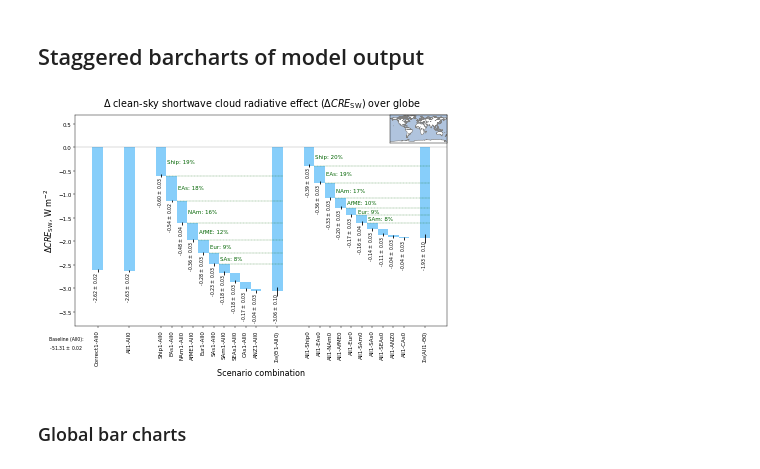
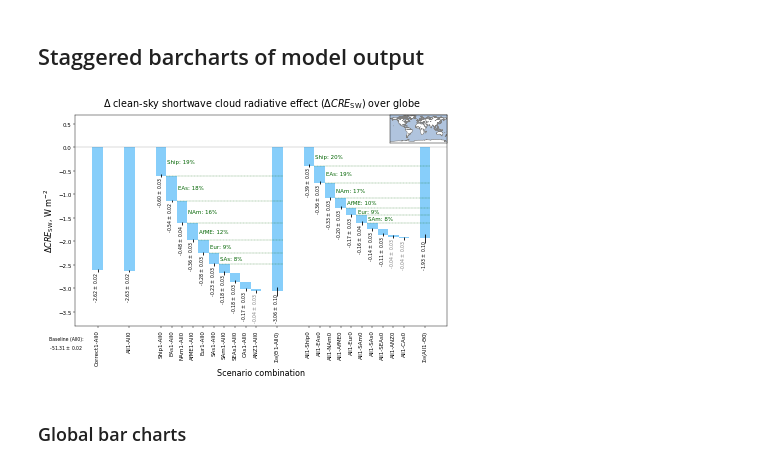
Before and after one commit to grandey/draft2017a-region-rfp, a Jupyter notebook: figures_draft2017a.ipynb, the cells around one changed output. Drawn from its saved outputs; the diff is of its cells as text; code cells hidden in the pictures.

Commit message:
figures_draft2017a.ipynb: indicating significance on bar charts
Calculating p-values.  Using 1.96 * error to get 95% confidence
intervals for combined bars.

```diff
--- a/figures_draft2017a.ipynb
+++ b/figures_draft2017a.ipynb
@@ -523,7 +525,8 @@ def diff_according_to_scenario_name(row):
         row: row of the regional_df DataFrame.
 
     Returns:
-        Modified version of row containing 'scenario_diff', 'mean_diff', and 'combined_error'.
+        Modified version of row containing 'scenario_diff', 'mean_diff',
+        'combined_error', and 'p_value'.
     """
     scenario_name = row['scenario_name']
     if scenario_name[-1] == '1':  # if ends with '1', compare to All0
@@ -540,10 +543,13 @@ def diff_according_to_scenario_name(row):
         scenario_diff = 'All1-{}'.format(scenario_name)
         mean_diff = ref_row['mean'] - row['mean']
     combined_error = np.sqrt(row['error']**2 + ref_row['error']**2)
+    p_value = stats.ttest_ind(ref_row['awms'], row['awms'],
+                              equal_var=False)[1]  # Welch's t-test
     row['ref_name'] = ref_name
     row['scenario_diff'] = scenario_diff
     row['mean_diff'] = mean_diff
     row['combined_error'] = combined_error
+    row['p_value'] = p_value
     return row
 
 # Apply function above
@@ -559,7 +565,7 @@ diff_df.head()
 # %%
 # Select just columns of interest
 diff_df = diff_df[['variable', 'region', 'scenario_name', 'ref_name', 'scenario_diff',
-                   'mean_diff', 'combined_error']]
+                   'mean_diff', 'combined_error', 'p_value']]
 diff_df.info()
 # %% [output]
 <class 'pandas.core.frame.DataFrame'>
@@ -642,7 +666,10 @@ def staggered_barcharts(variable='SWCF_d1', region='EAs',
     # 1st combined bar
     mean_diff = bars_df.loc[order1, 'mean_diff'].sum()
     combined_error = np.sqrt((bars_df.loc[order1, 'combined_error']**2).sum())
-    bars_df = bars_df.append(pd.Series({'mean_diff': mean_diff, 'combined_error': combined_error,
+    p_value = np.nan  # I think Fisher/Stouffer methods are inappropriate here
+    bars_df = bars_df.append(pd.Series({'mean_diff': mean_diff,
+                                        'combined_error': combined_error,
+                                        'p_value': p_value,
                                         'x': max(bars_df['x'])+2, 'bottom': 0},
                                        name=r'$\Sigma_{\Theta}$($\Theta$1-All0)'))
     # 2nd set of staggered bars
@@ -659,7 +686,10 @@ def staggered_barcharts(variable='SWCF_d1', region='EAs',
     # 2nd combined bar
     mean_diff = bars_df.loc[order2, 'mean_diff'].sum()
     combined_error = np.sqrt((bars_df.loc[order2, 'combined_error']**2).sum())
-    bars_df = bars_df.append(pd.Series({'mean_diff': mean_diff, 'combined_error': combined_error,
+    p_value = np.nan
+    bars_df = bars_df.append(pd.Series({'mean_diff': mean_diff,
+                                        'combined_error': combined_error,
+                                        'p_value': p_value,
                                         'x': max(bars_df['x'])+2, 'bottom': 0},
                                        name=r'$\Sigma_{\Theta}$(All1-$\Theta$0)'))
     # Add colour based on whether -ve or +ve
@@ -667,8 +697,8 @@ def staggered_barcharts(variable='SWCF_d1', region='EAs',
     w_neg = bars_df[bars_df['mean_diff'] < 0].index
     bars_df.loc[w_neg, 'color'] = 'lightskyblue'
     # Plot barchart
-    ax.bar(bars_df['x'], bars_df['mean_diff'], yerr=bars_df['combined_error'], bottom=bars_df['bottom'],
-           width=1., color=bars_df['color'])
+    ax.bar(bars_df['x'], bars_df['mean_diff'], yerr=bars_df['combined_error'],
+           bottom=bars_df['bottom'], width=1., color=bars_df['color'])
     # Axes and title
     plt.axhline(y=0, linewidth=0.5, color='k', alpha=0.5)
     ax.set_xticks(bars_df['x'])
@@ -690,13 +720,32 @@ def staggered_barcharts(variable='SWCF_d1', region='EAs',
     ax.set_title(title, fontsize='xx-large', )
     # Annotate with values
     for scenario in bars_df.index:
-        text = text_format.format(bars_df.loc[scenario, 'mean_diff'], bars_df.loc[scenario, 'combined_error'])
+        text = text_format.format(bars_df.loc[scenario, 'mean_diff'],
+                                  bars_df.loc[scenario, 'combined_error'])
         if bars_df.loc[scenario, 'mean_diff'] > 0:
             verticalalignment='bottom'
         else:
             verticalalignment='top'
-        ax.text(bars_df.loc[scenario, 'x']-0.5, bars_df.loc[scenario, ['bottom', 'mean_diff']].sum(), text,
-                rotation=90, verticalalignment=verticalalignment, fontsize='small')
+        # Font color depends on whether significant at threshold of 0.05
+        p_value = bars_df.loc[scenario, 'p_value']
+        if np.isfinite(p_value):
+            if p_value <= 0.05:
+                color = '0.'  # black
+            else:
+                color = '0.5'  # grey
+        else:  # for combined bars, there is no p-value so use standard error
+            mean_diff = bars_df.loc[scenario, 'mean_diff']
+            combined_error = bars_df.loc[scenario, 'combined_error']
+            confidence_interval = (mean_diff - 1.96*combined_error,  # 95%
+                                   mean_diff + 1.96*combined_error)
+            if (confidence_interval[0] * confidence_interval[1]) > 0:
+                color = '0.'  # black
+            else:  # zero within confidence interval
+                color = '0.5'  # grey
+        ax.text(bars_df.loc[scenario, 'x']-0.5,
+                bars_df.loc[scenario, ['bottom', 'mean_diff']].sum(), text,
+                rotation=90, verticalalignment=verticalalignment,
+                fontsize='small', color=color)
     # Annotate combined bars with largest contributing sources
     for scenario, order, ref_name in zip([r'$\Sigma_{\Theta}$($\Theta$1-All0)',
                                           r'$\Sigma_{\Theta}$(All1-$\Theta$0)',],
@@ -705,7 +754,8 @@ def staggered_barcharts(variable='SWCF_d1', region='EAs',
             n = 0
             perc_sum = 0  # % contribution accounted for so far
             for s in order:
-                perc_sum += bars_df.loc[s, 'mean_diff'] / bars_df.loc[scenario, 'mean_diff'] * 100
+                perc_sum += (bars_df.loc[s, 'mean_diff'] /
+                             bars_df.loc[scenario, 'mean_diff'] * 100)
                 if perc_sum > 100 or perc_sum < 0:
                     break
                 elif perc_sum > 80:
@@ -717,9 +767,11 @@ def staggered_barcharts(variable='SWCF_d1', region='EAs',
             n = n_contributors
         for s in order[0:n]:
             y_pos = bars_df.loc[s, ['mean_diff', 'bottom']].sum()
-            ax.plot([bars_df.loc[s, 'x']+0.5, bars_df.loc[scenario, 'x']+0.5],  # draw horizontal line
+            ax.plot([bars_df.loc[s, 'x']+0.5,  # draw horizontal line
+                     bars_df.loc[scenario, 'x']+0.5],
                     [y_pos, y_pos], color='darkgreen', linestyle='--', linewidth=0.5)
-            perc = bars_df.loc[s, 'mean_diff'] / bars_df.loc[scenario, 'mean_diff'] * 100  # % contribution
+            perc = (bars_df.loc[s, 'mean_diff'] /  # % contribution
+                    bars_df.loc[scenario, 'mean_diff'] * 100)
             if ref_name == 'All1':
                 source = s.split('-')[1][:-1]
             else:
@@ -739,34 +791,34 @@ def staggered_barcharts(variable='SWCF_d1', region='EAs',
                                  (regional_df['region'] == region)]['error']
         ax.text(-3, ylim[0], ('\n\nBaseline (All0):\n' +
                               text_format.replace('+', '').format(float(all0_mean),
                                                                   float(all0_error))),
                 fontsize='small',
                 horizontalalignment='center', verticalalignment='top')
     # Insert map
     if map_insert:
         ax2 = plt.axes([0.78, 0.76, .12, .12], facecolor='lightsteelblue')
         anchor = 'NE'
         if region == 'Globe':
             lon_bounds = [lon0, lon0+360.]
             lat_bounds = [-90.0, 90.0]
         else:
             lon_bounds, lat_bounds = region_bounds_dict[region]
         bm = Basemap(llcrnrlat=lat_bounds[0], urcrnrlat=lat_bounds[1],
                      llcrnrlon=lon_bounds[0], urcrnrlon=lon_bounds[1],
                      anchor=anchor)
         bm.drawcoastlines(color='0.5')
         bm.fillcontinents(color='white')
     # Save figure?
     if file_prefix:
         fig.savefig('local/{}.pdf'.format(file_prefix), bbox_inches='tight', dpi=300)
         print('Written local/{}.pdf'.format(file_prefix))
     return fig, ax
 
 # Example
 if True:
     staggered_barcharts(region='Globe', ylim=[-3.8, 0.7])
 # %% [output]
-[figure, old version]
+[figure, new version]
 # %% [markdown]
 ### Global bar charts
 # %%
```
Also changed, not shown: parts of 21 cells of this notebook.
